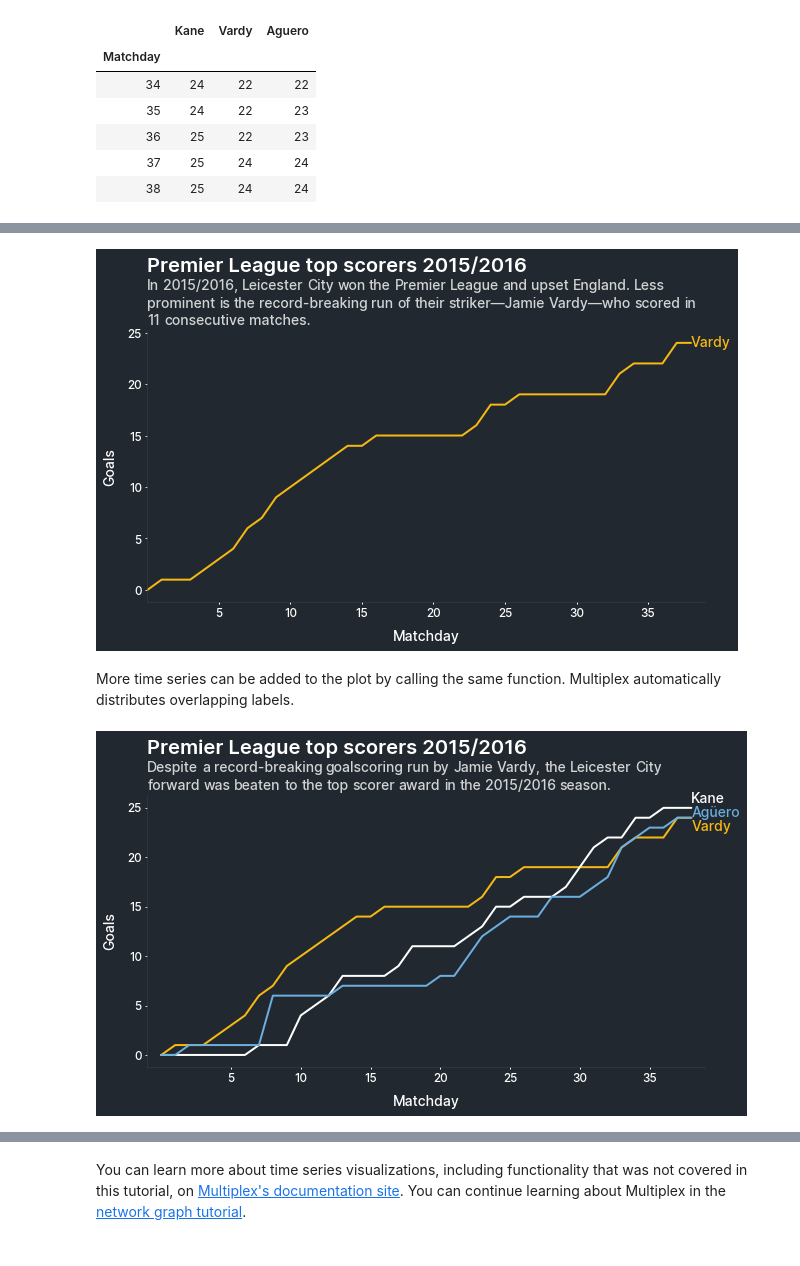
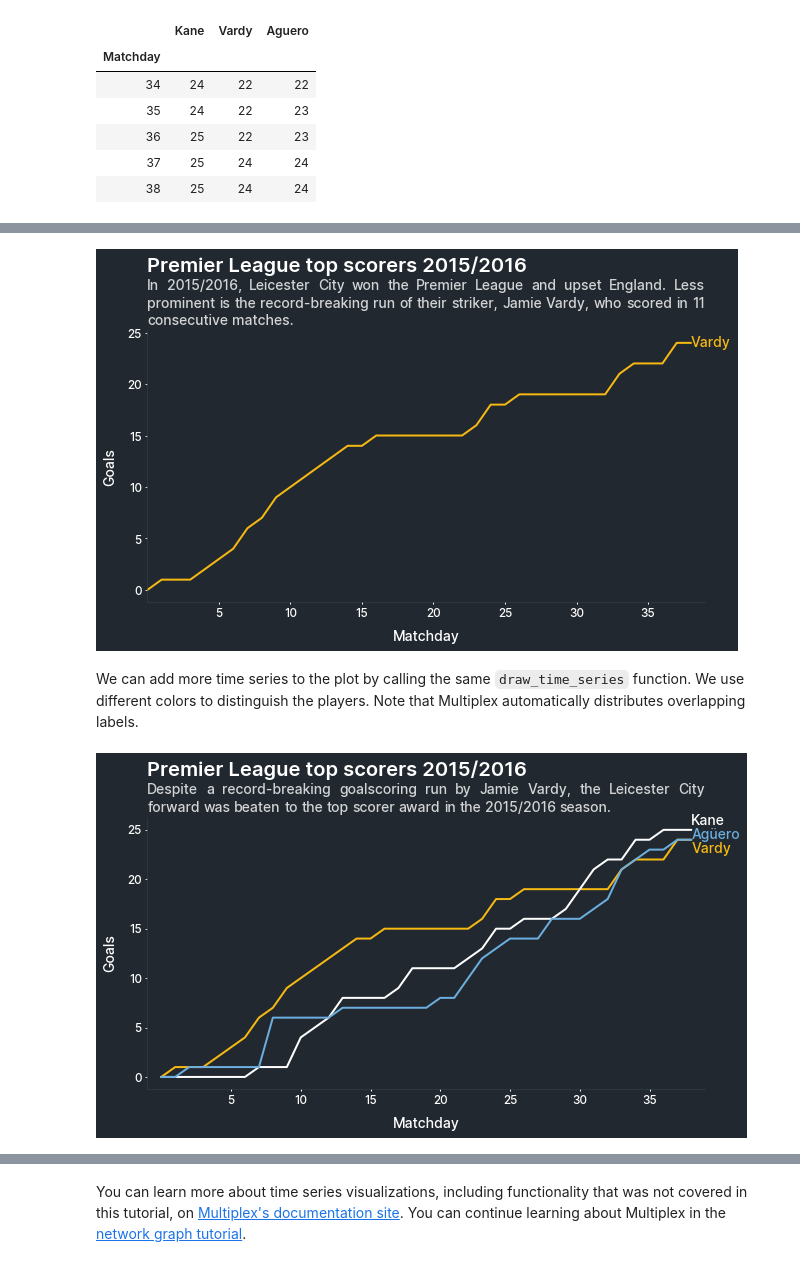
Before and after one commit to NicholasMamo/multiplex-plot, a Jupyter notebook: examples/3. Time Series.ipynb, the cells around one changed output, grey strips where cells are left out. Drawn from its saved outputs; the diff is of its cells as text; code cells hidden in the pictures.

Commit message:
Update the time series tutorial

```diff
--- a/examples/3. Time Series.ipynb
+++ b/examples/3. Time Series.ipynb
@@ -84,41 +99,43 @@ Labels can be styled by passing on the `label_style` dictionary. Any parameter a
 # %%
-from multiplex import drawable
-drawable = importlib.reload(drawable)
+# reload the style
 plt.style.use(os.path.join(sys.path[0], '..', 'styles', "multiplex-dark.style"))
 
+# create a general style
+style = { 'linewidth': 2, 'label_style': { 'fontweight': 500 } }
+
+# create a specific style for Vardy's time series
+vardy_style = { 'color': '#F6B913', 'label': 'Vardy' }
+
+# draw the visualization
 figure = plt.figure(figsize=(10, 5))
 viz = drawable.Drawable(figure)
-viz.draw_time_series(df.index.to_list(), df.Vardy.to_list(),
-                     color='#F6B913', linewidth=2,
-                     label='Vardy', label_style={ 'fontweight': '500' })
+viz.draw_time_series(df.index.to_list(), df.Vardy.to_list(), **style, **vardy_style)
 
 viz.set_xlim(0, 39)
 viz.set_xticks(range(5, 38, 5))
 viz.set_xlabel('Matchday')
 viz.set_ylabel('Goals')
 
 viz.set_title('Premier League top scorers 2015/2016', loc='left')
-viz.set_caption('In 2015/2016, Leicester City won the Premier League and upset England. Less prominent is the record-breaking run of their striker—Jamie Vardy—who scored in 11 consecutive matches.')
+viz.set_caption("""In 2015/2016, Leicester City won the Premier League and upset England.
+                   Less prominent is the record-breaking run of their striker, Jamie Vardy,
+                   who scored in 11 consecutive matches.""", align='justify')
 plt.show()
 # %% [output]
-[figure, old version]
+[figure, new version]
 # %% [markdown]
-More time series can be added to the plot by calling the same function. Multiplex automatically distributes overlapping labels.
+We can add more time series to the plot by calling the same `draw_time_series` function. We use different colors to distinguish the players. Note that Multiplex automatically distributes overlapping labels.
 # %%
-from multiplex import drawable
-drawable = importlib.reload(drawable)
+# create a specific style for Kane's and Agüero's time series
+kane_style = { 'color': '#FFFFFF', 'label': 'Kane' }
+aguero_style = { 'color': '#6BAEDF', 'label': 'Agüero' }
 
+# draw the visualization
 figure = plt.figure(figsize=(10, 5))
 viz = drawable.Drawable(figure)
-viz.draw_time_series(df.index.to_list(), df.Vardy.to_list(),
-                     color='#F6B913', linewidth=2,
-                     label='Vardy', label_style={ 'fontweight': '500' })
-viz.draw_time_series(df.index.to_list(), df.Kane.to_list(),
-                     color='#FFFFFF', linewidth=2,
-                     label='Kane', label_style={ 'fontweight': '500' })
-viz.draw_time_series(df.index.to_list(), df.Aguero.to_list(),
-                     color='#6BAEDF', linewidth=2,
-                     label='Agüero', label_style={ 'fontweight': '500' })
+viz.draw_time_series(df.index.to_list(), df.Vardy.to_list(), **style, **vardy_style)
+viz.draw_time_series(df.index.to_list(), df.Kane.to_list(), **style, **kane_style)
+viz.draw_time_series(df.index.to_list(), df.Aguero.to_list(), **style, **aguero_style)
 
 viz.set_xlim(-1, 39)
 viz.set_xticks(range(5, 38, 5))
@@ -126,7 +143,9 @@ viz.set_xlabel('Matchday')
 viz.set_ylabel('Goals')
 
 viz.set_title('Premier League top scorers 2015/2016', loc='left')
-viz.set_caption('Despite a record-breaking goalscoring run by Jamie Vardy, the Leicester City forward was beaten to the top scorer award in the 2015/2016 season.')
+viz.set_caption("""Despite a record-breaking goalscoring run by Jamie Vardy,
+                   the Leicester City forward was beaten to the top scorer award
+                   in the 2015/2016 season.""", align='justify')
 plt.savefig('exports/3-overlapping-labels.png', dpi=300, bbox_inches='tight')
 # %% [output]
-[figure, old version]
+[figure, new version]
```
Also changed, not shown: parts of 13 cells of this notebook, 2 other files.
